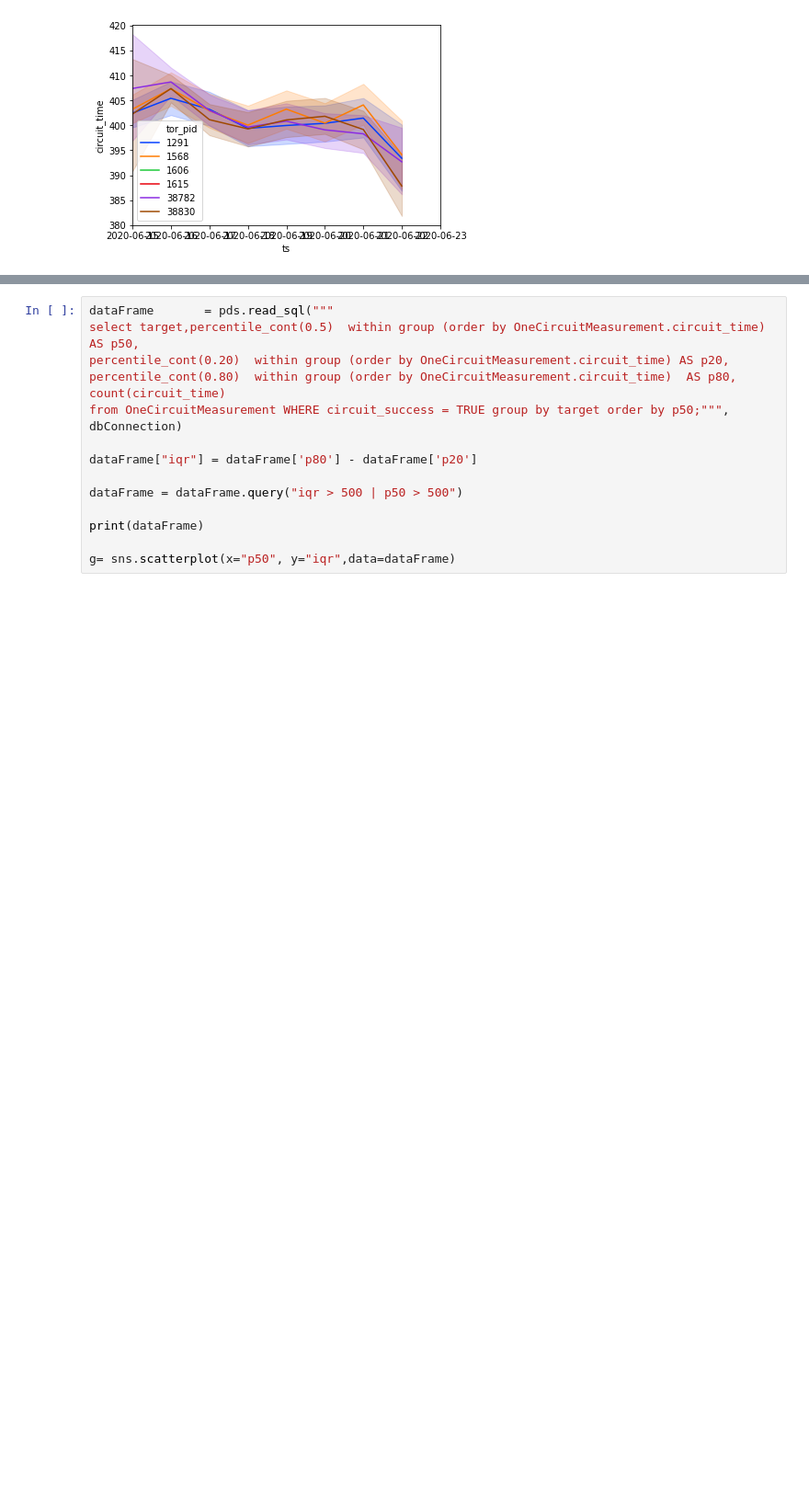
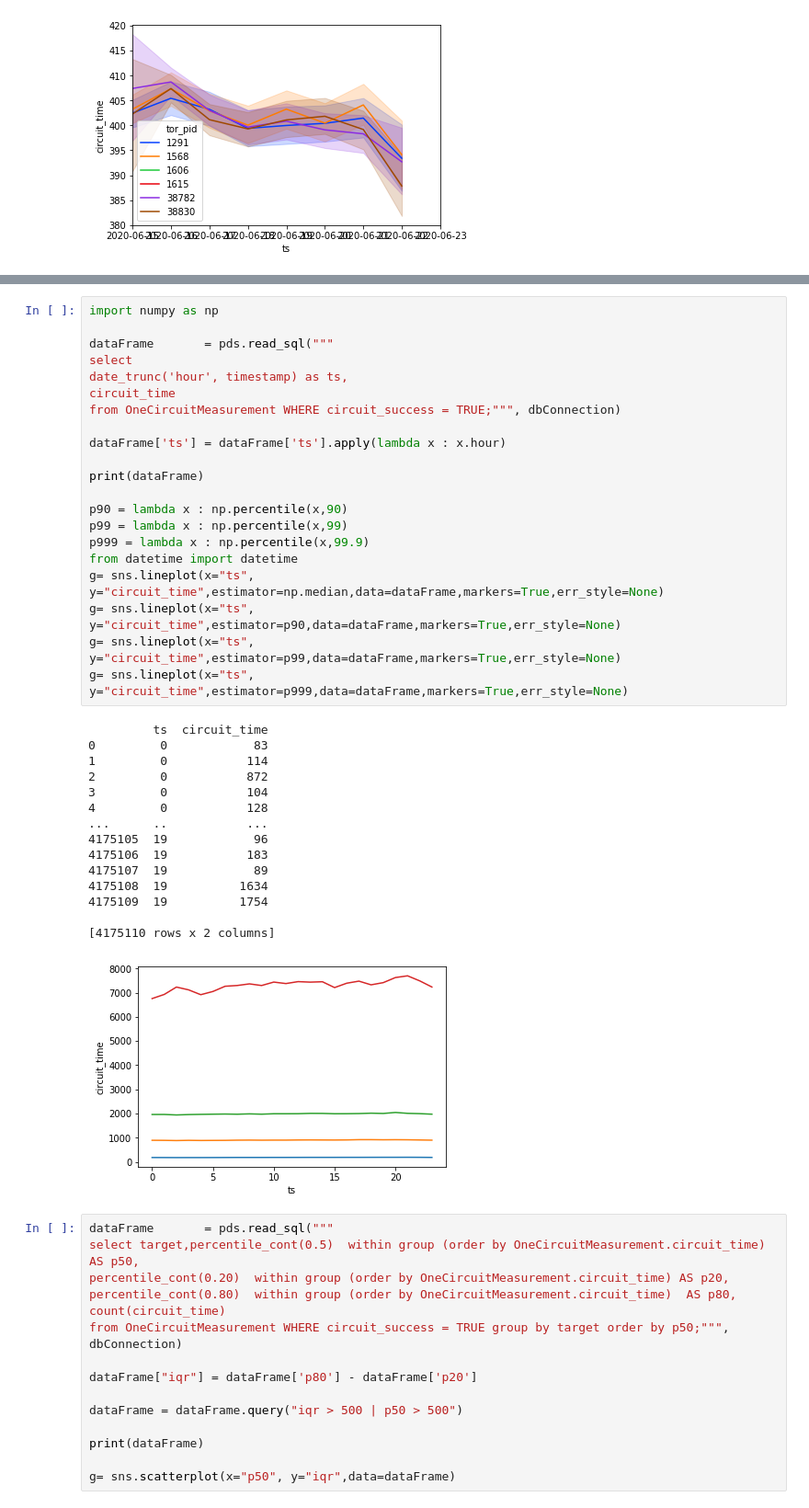
Before and after one commit to tor-metre/tor_dns_survey, a Jupyter notebook: analysis/First_Look.ipynb, the cells around one changed output, grey strips where cells are left out. Shown at 92% size. Saved outputs shown, nothing was run; the diff lists cells and outputs as text; blank space fills up the shorter version.

```diff
--- a/analysis/First_Look.ipynb
+++ b/analysis/First_Look.ipynb
@@ -447,3 +447,40 @@ g.set(xlim=(datetime(2020,6,15), datetime(2020,6,26)))
+# %%
+import numpy as np
+
+dataFrame       = pds.read_sql("""
+select
+date_trunc('hour', timestamp) as ts,
+circuit_time
+from OneCircuitMeasurement WHERE circuit_success = TRUE;""", dbConnection)
+
+dataFrame['ts'] = dataFrame['ts'].apply(lambda x : x.hour)
+
+print(dataFrame)
+
+p90 = lambda x : np.percentile(x,90)
+p99 = lambda x : np.percentile(x,99)
+p999 = lambda x : np.percentile(x,99.9)
+from datetime import datetime
+g= sns.lineplot(x="ts", y="circuit_time",estimator=np.median,data=dataFrame,markers=True,err_style=None)
+g= sns.lineplot(x="ts", y="circuit_time",estimator=p90,data=dataFrame,markers=True,err_style=None)
+g= sns.lineplot(x="ts", y="circuit_time",estimator=p99,data=dataFrame,markers=True,err_style=None)
+g= sns.lineplot(x="ts", y="circuit_time",estimator=p999,data=dataFrame,markers=True,err_style=None)
+# %% [output]
+         ts  circuit_time
+0         0            83
+1         0           114
+2         0           872
+3         0           104
+4         0           128
+...      ..           ...
+4175105  19            96
+4175106  19           183
+4175107  19            89
+4175108  19          1634
+4175109  19          1754
+
+[4175110 rows x 2 columns]
+[figure, added]
 # %%
 dataFrame       = pds.read_sql("""
 select target,percentile_cont(0.5)  within group (order by OneCircuitMeasurement.circuit_time) AS p50,
```
Also changed, not shown: parts of 1 cell of this notebook, 1 other file.
